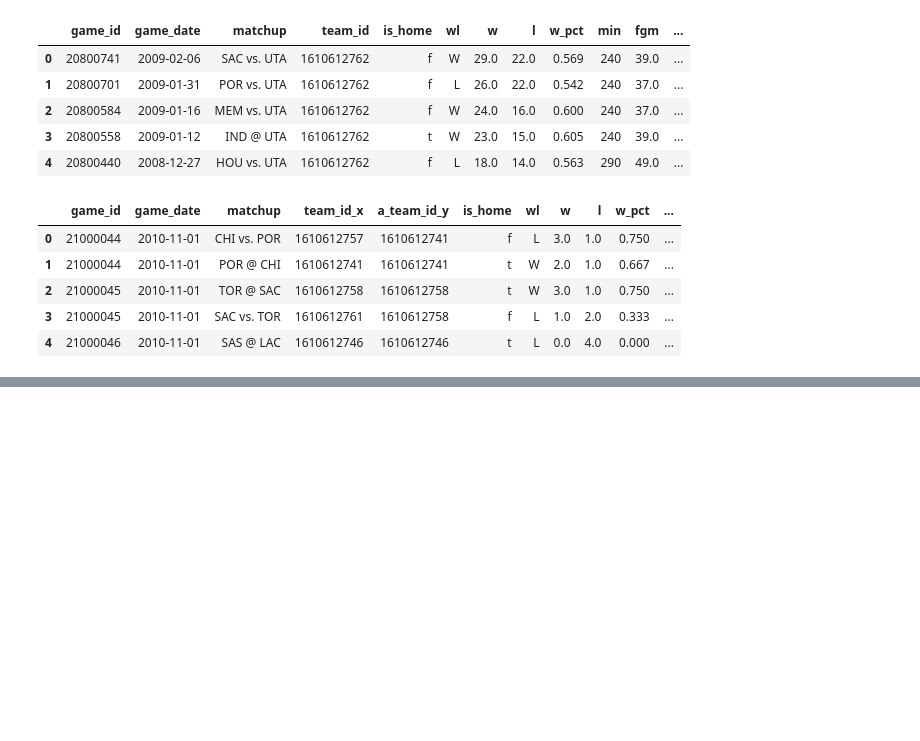
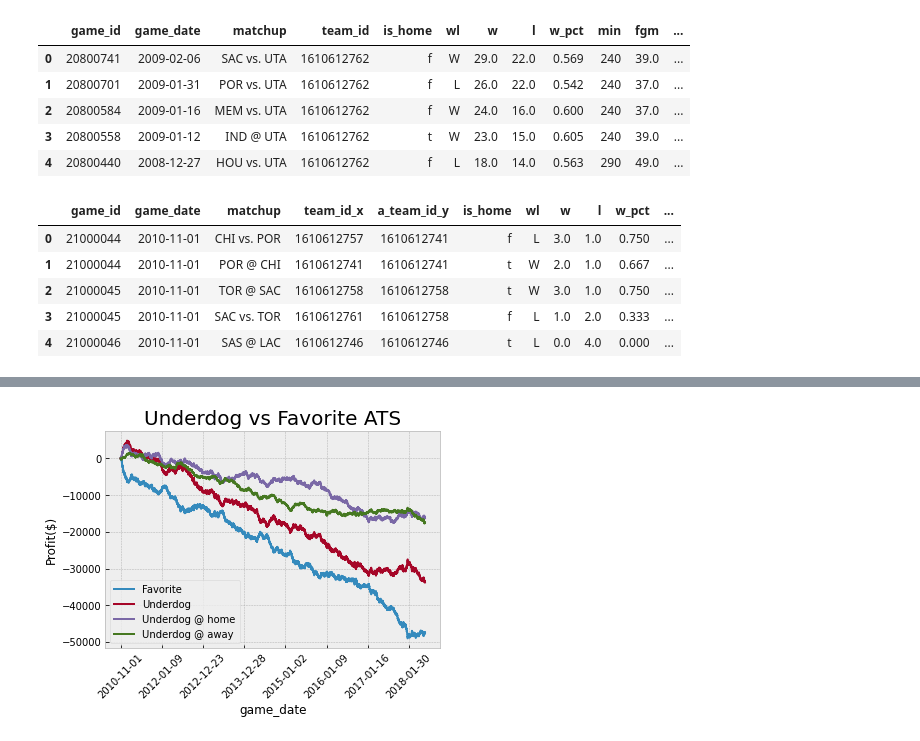
Before and after one commit to eduardopadilla3/Unit1_build_code, a Jupyter notebook: code_for__sprintbuild.ipynb, the cells around one changed output, grey strips where cells are left out. Cells and saved outputs as stored; diff of their text form; code cells hidden in the pictures; blank space fills up the shorter version.

```diff
--- a/code_for__sprintbuild.ipynb
+++ b/code_for__sprintbuild.ipynb
@@ -3744,0 +5697,19 @@ plt.show()
+# %%
+plt.style.use("bmh")
+ax = plt.gca()
+
+a.plot(kind='line', x='game_date', y='Overall_Favorite', ax=ax, label='Favorite')
+a.plot(kind='line', x='game_date', y='Overall_Underdog', ax=ax, label='Underdog')
+a.plot(kind='line', x='game_date', y='Away_Underdog', ax=ax, label='Underdog @ home')
+a.plot(kind='line', x='game_date', y='Home_Underdog', ax=ax, label='Underdog @ away')
+
+ax.set_title('Underdog vs Favorite ATS', fontdict={'fontsize': 20, 'fontweight': 'medium'})
+plt.grid()
+plt.grid(b=True)
+ax.set_ylabel('Profit($)')
+
+_ = plt.xticks(rotation=45)
+
+plt.show()
+# %% [output]
+[figure, added]
```
Also changed, not shown: parts of 20 cells of this notebook.
